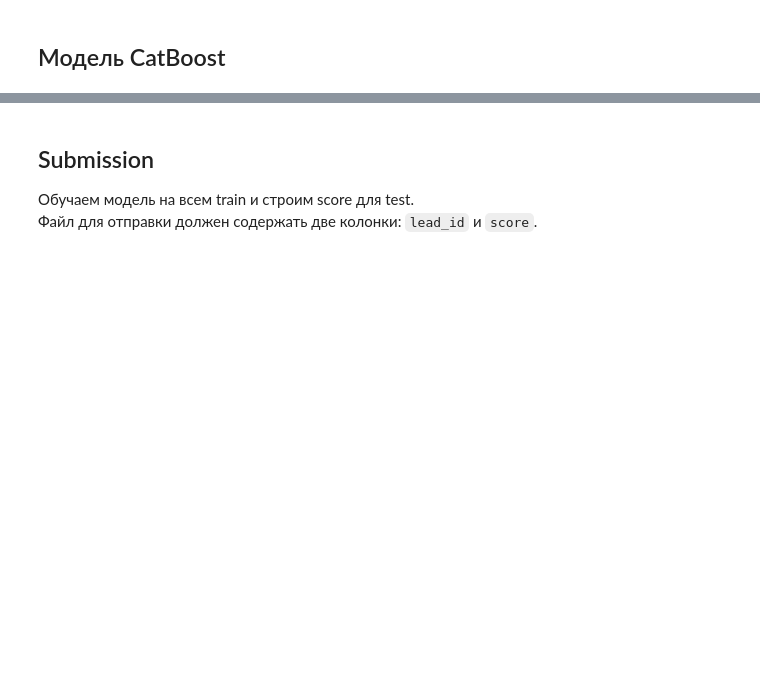
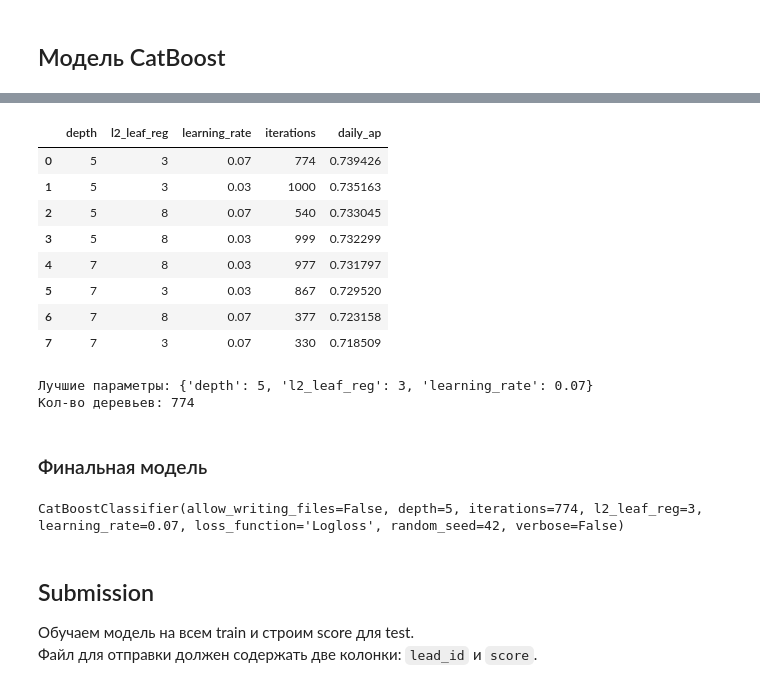
Before and after one commit to shevyakovatanya/avito_bootcamp_test_task, a Jupyter notebook: notebooks/solution.ipynb, the cells around one changed output, grey strips where cells are left out. Saved outputs shown, nothing was run; the diff lists cells and outputs as text; code cells hidden in the pictures; blank space fills up the shorter version.

```diff
--- a/notebooks/solution.ipynb
+++ b/notebooks/solution.ipynb
@@ -433,3 +543,48 @@ Average Precision: 0.48257
+# %%
+catboost_results = (
+    pd.DataFrame(search_results)
+    .sort_values("daily_ap", ascending=False)
+    .reset_index(drop=True)
+)
+
+display(catboost_results)
+
+print("Лучшие параметры:", best_catboost_params)
+print("Кол-во деревьев:", best_catboost_iterations)
+# %% [output]
+|  | depth | l2_leaf_reg | learning_rate | iterations | daily_ap |
+| 0 | 5 | 3 | 0.07 | 774 | 0.739426 |
+| 1 | 5 | 3 | 0.03 | 1000 | 0.735163 |
+| 2 | 5 | 8 | 0.07 | 540 | 0.733045 |
+| 3 | 5 | 8 | 0.03 | 999 | 0.732299 |
+| 4 | 7 | 8 | 0.03 | 977 | 0.731797 |
+| 5 | 7 | 3 | 0.03 | 867 | 0.729520 |
+| 6 | 7 | 8 | 0.07 | 377 | 0.723158 |
+| 7 | 7 | 3 | 0.07 | 330 | 0.718509 |
+Лучшие параметры: {'depth': 5, 'l2_leaf_reg': 3, 'learning_rate': 0.07}
+Кол-во деревьев: 774
+# %% [markdown]
+### Финальная модель
+# %%
+X_full_cb = prepare_catboost_data(train)
+X_test_cb = prepare_catboost_data(test)
+
+model = CatBoostClassifier(
+    iterations=best_catboost_iterations,
+    loss_function="Logloss",
+    random_seed=RANDOM_STATE,
+    verbose=False,
+    allow_writing_files=False,
+    **best_catboost_params,
+)
+
+model.fit(
+    X_full_cb,
+    train[TARGET],
+    cat_features=catboost_categorical_columns,
+)
+# %% [output]
+CatBoostClassifier(allow_writing_files=False, depth=5, iterations=774, l2_leaf_reg=3, learning_rate=0.07, loss_function='Logloss', random_seed=42, verbose=False)
 # %% [markdown]
 ## Submission
 
```
Also changed, not shown: parts of 15 cells of this notebook, 1 other file.
